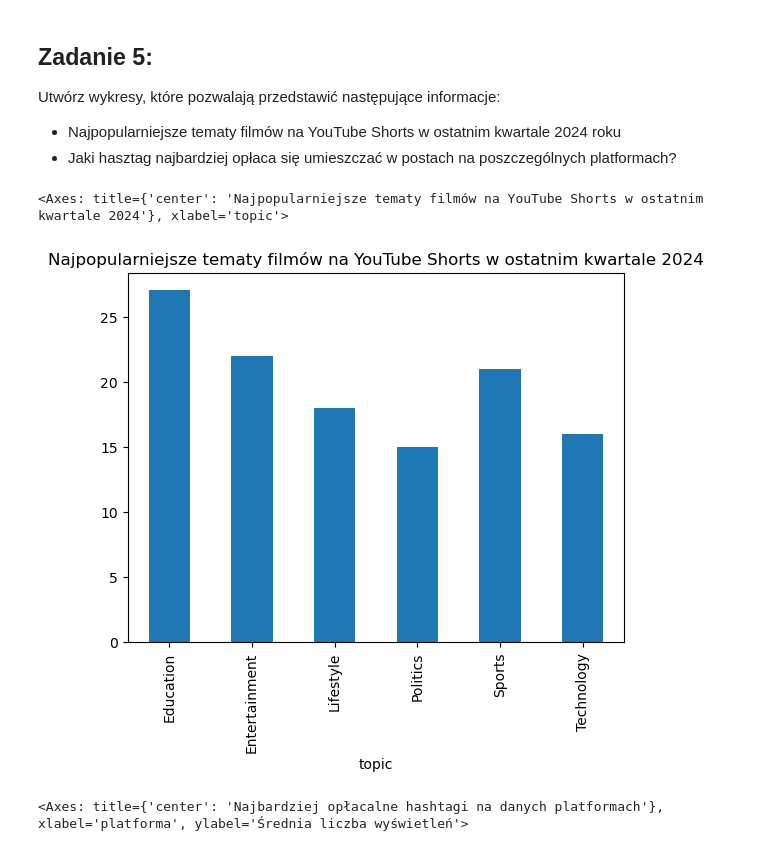
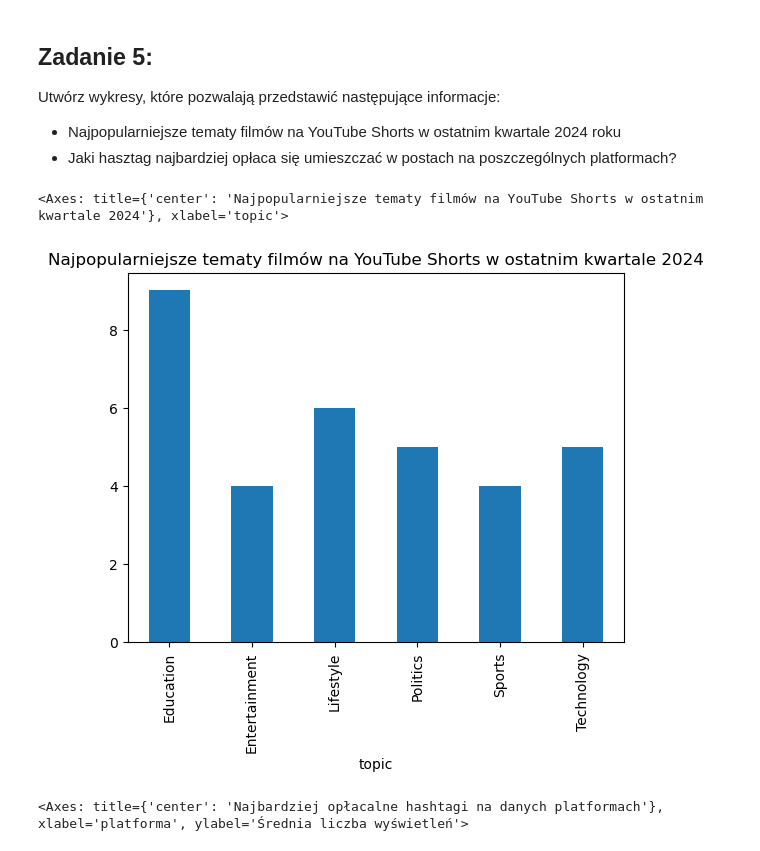
Before and after one commit to Zajecia-na-PWr-LR/lista-1-P1roks, a Jupyter notebook: UczenieMaszynowe_25_26_Lista1.ipynb, the cells around one changed output. Cells and saved outputs as stored; diff of their text form; code cells hidden in the pictures.

```diff
--- a/UczenieMaszynowe_25_26_Lista1.ipynb
+++ b/UczenieMaszynowe_25_26_Lista1.ipynb
@@ -179,14 +179,14 @@ Utwórz wykresy, które pozwalają przedstawić następujące informacje:
 # %%
 df5 = pd.read_csv("./social_media_viral_content_dataset.csv")
 df5["post_datetime"] = pd.to_datetime(df5["post_datetime"])
 
-df5[(df5["platform"] == "YouTube Shorts") & (df5["post_datetime"] >= "2024-10-01") & (df5["post_datetime"] <= "2024-12-31")] \
+df5[(df5["platform"] == "YouTube Shorts") & (df5["post_datetime"] >= "2024-10-01") & (df5["post_datetime"] <= "2024-12-31") & (df5["content_type"] == "video")] \
     .groupby("topic")["topic"] \
     .count() \
     .plot(kind="bar", title="Najpopularniejsze tematy filmów na YouTube Shorts w ostatnim kwartale 2024")
 # %% [output]
 <Axes: title={'center': 'Najpopularniejsze tematy filmów na YouTube Shorts w ostatnim kwartale 2024'}, xlabel='topic'>
-[figure, old version]
+[figure, new version]
 # %%
 df5_hashtags = df5[["views", "hashtags", "platform"]].copy()
 df5_hashtags["hashtags"] = df5["hashtags"].str.split(" ")
```
